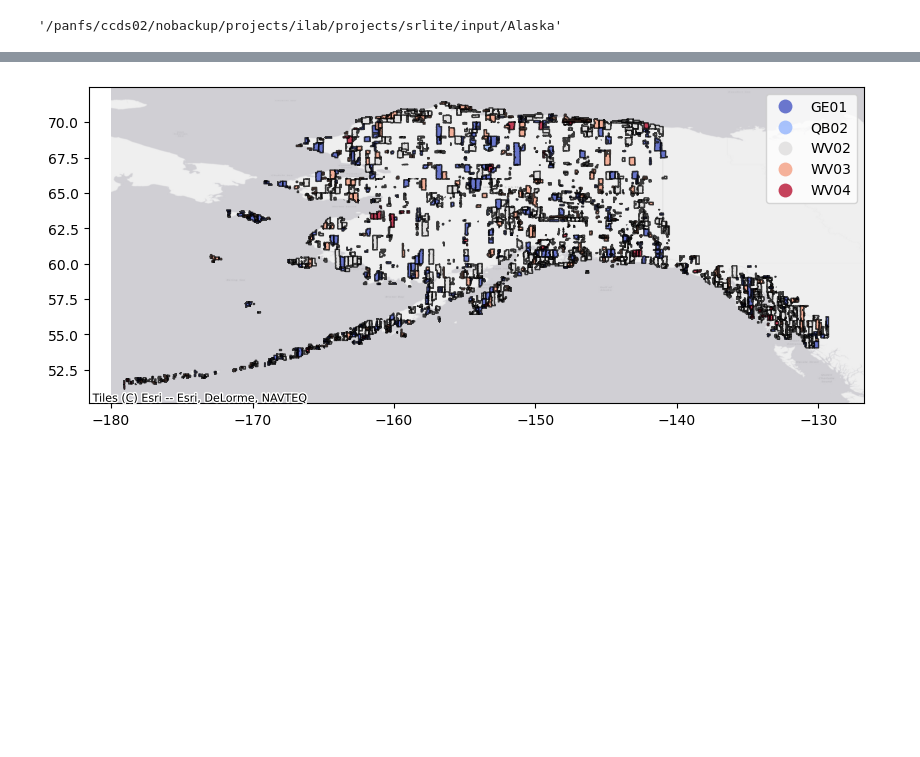
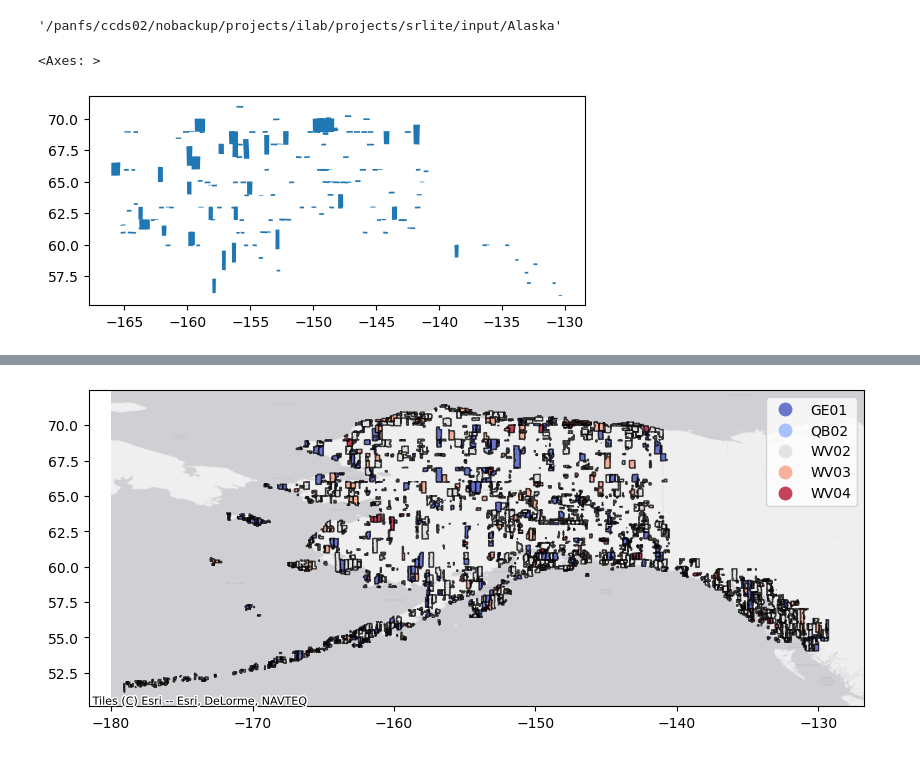
Before and after one commit to pahbs/geoscitools, a Jupyter notebook: vhr_xml_dataframe.ipynb, the cells around one changed output, grey strips where cells are left out. Drawn from its saved outputs; the diff is of its cells as text; code cells hidden in the pictures; blank space fills up the shorter version.

```diff
--- a/vhr_xml_dataframe.ipynb
+++ b/vhr_xml_dataframe.ipynb
@@ -361,3 +313,13 @@ id_list = dglib.dir_ids(TARGET_DIR_TOA)
 TARGET_DIR_TOA
 # %% [output]
 '/panfs/ccds02/nobackup/projects/ilab/projects/srlite/input/Alaska'
+# %%
+# Get list of dictionaries of metadata for each VHR image
+#d_list = [dglib.get_id_dict(TARGET_DIR_TOA, id) for id in id_list if not str(id).startswith('101')] # 101 is QB01
+d_list = [dglib.get_id_dict(TARGET_DIR_TOA, id) for id in id_list ]
+vhr_df = pd.DataFrame(d_list)
+vhr_gdf = gpd.GeoDataFrame(vhr_df, geometry='geom_poly')
+vhr_gdf.plot()
+# %% [output]
+<Axes: >
+[figure, added]
```
Also changed, not shown: parts of 45 cells of this notebook, 6 other files.
